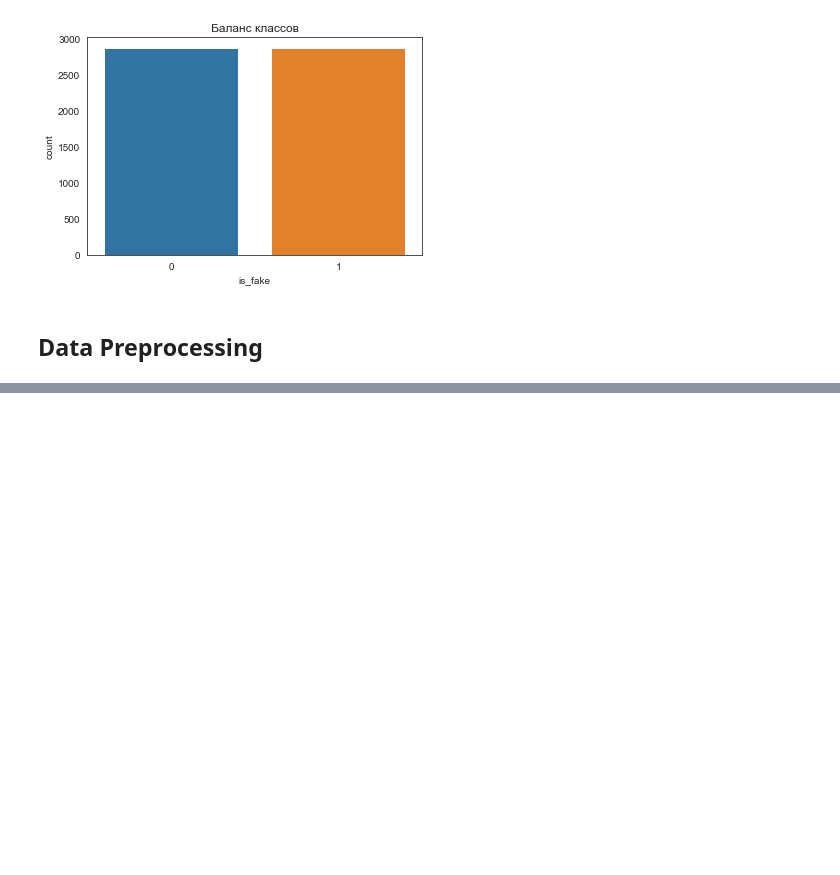
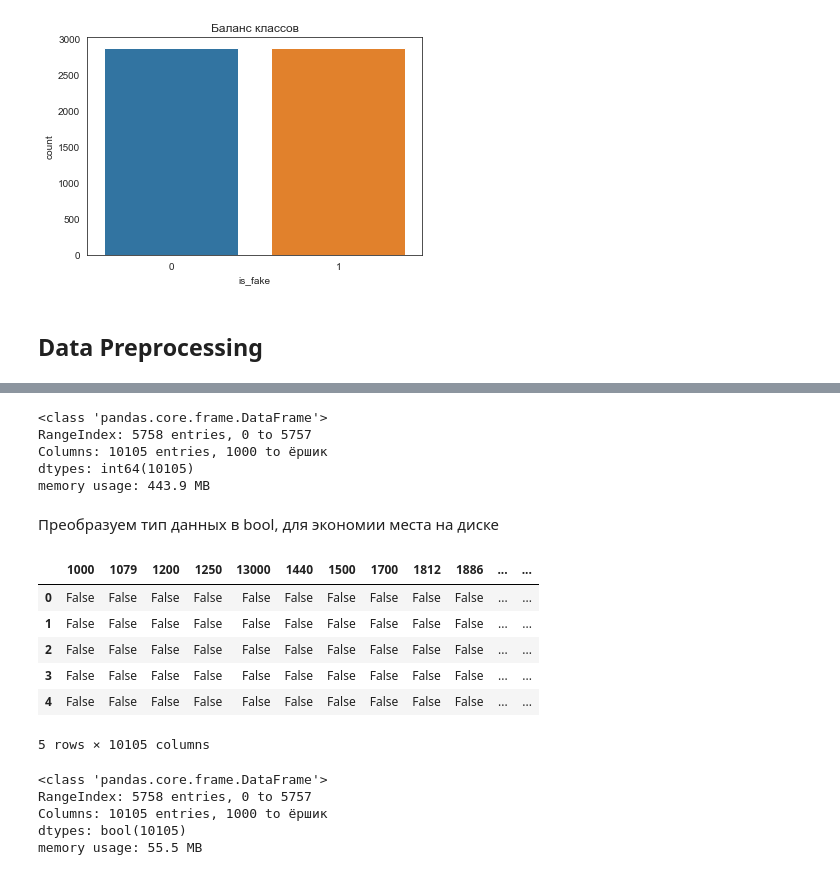
Before and after one commit to TayJen/------, a Jupyter notebook: research.ipynb, the cells around one changed output, grey strips where cells are left out. Cells and saved outputs as stored; diff of their text form; code cells hidden in the pictures; blank space fills up the shorter version.

Commit message:
Some Data Exploration + Preparation

```diff
--- a/research.ipynb
+++ b/research.ipynb
@@ -31,0 +54,4 @@ plt.show()
+# %%
+# Получаем стоп слова, которые мы удалим из заголовков
+stopwords_ru = get_text(url_stopwords_ru).splitlines()
+print(stopwords_ru[-5:])
@@ -31,0 +96,10 @@ plt.show()
+# %%
+def tokenize_n_lemmatize_sents(texts, stopwords=None, normalize=True, regexp=r'(?u)\b\w{4,}\b'):
+    sents = [tokenize_n_lemmatize(sent, stopwords=stopwords,
+                                  normalize=normalize, regexp=regexp)
+             for sent in texts]
+
+    return sents
+
+sents = tokenize_n_lemmatize_sents(df['title'].values, stopwords=stopwords_ru)
+print(sents[-1])
@@ -31,0 +108,8 @@ plt.show()
+# %%
+from sklearn.feature_extraction.text import CountVectorizer
+
+
+vectorizer = CountVectorizer()
+X = vectorizer.fit_transform([' '.join(sentence) for sentence in sents])
+
+vectorizer.get_feature_names_out()
@@ -31,0 +140,5 @@ plt.show()
+# %%
+new_df = pd.DataFrame(columns=vectorizer.get_feature_names_out(),
+                      data=X.toarray())
+
+print(new_df.head())
@@ -31,0 +161,29 @@ plt.show()
+# %%
+new_df.info()
+# %% [output]
+<class 'pandas.core.frame.DataFrame'>
+RangeIndex: 5758 entries, 0 to 5757
+Columns: 10105 entries, 1000 to ёршик
+dtypes: int64(10105)
+memory usage: 443.9 MB
+# %% [markdown]
+Преобразуем тип данных в bool, для экономии места на диске
+# %%
+new_df = new_df.astype(bool)
+new_df.head()
+# %% [output]
+|  | 1000 | 1079 | 1200 | 1250 | 13000 | 1440 | 1500 | 1700 | 1812 | 1886 | ... | ... |
+| 0 | False | False | False | False | False | False | False | False | False | False | ... | ... |
+| 1 | False | False | False | False | False | False | False | False | False | False | ... | ... |
+| 2 | False | False | False | False | False | False | False | False | False | False | ... | ... |
+| 3 | False | False | False | False | False | False | False | False | False | False | ... | ... |
+| 4 | False | False | False | False | False | False | False | False | False | False | ... | ... |
+5 rows × 10105 columns
+# %%
+new_df.info()
+# %% [output]
+<class 'pandas.core.frame.DataFrame'>
+RangeIndex: 5758 entries, 0 to 5757
+Columns: 10105 entries, 1000 to ёршик
+dtypes: bool(10105)
+memory usage: 55.5 MB
```
Also changed, not shown: parts of 22 cells of this notebook, 2 other files.
